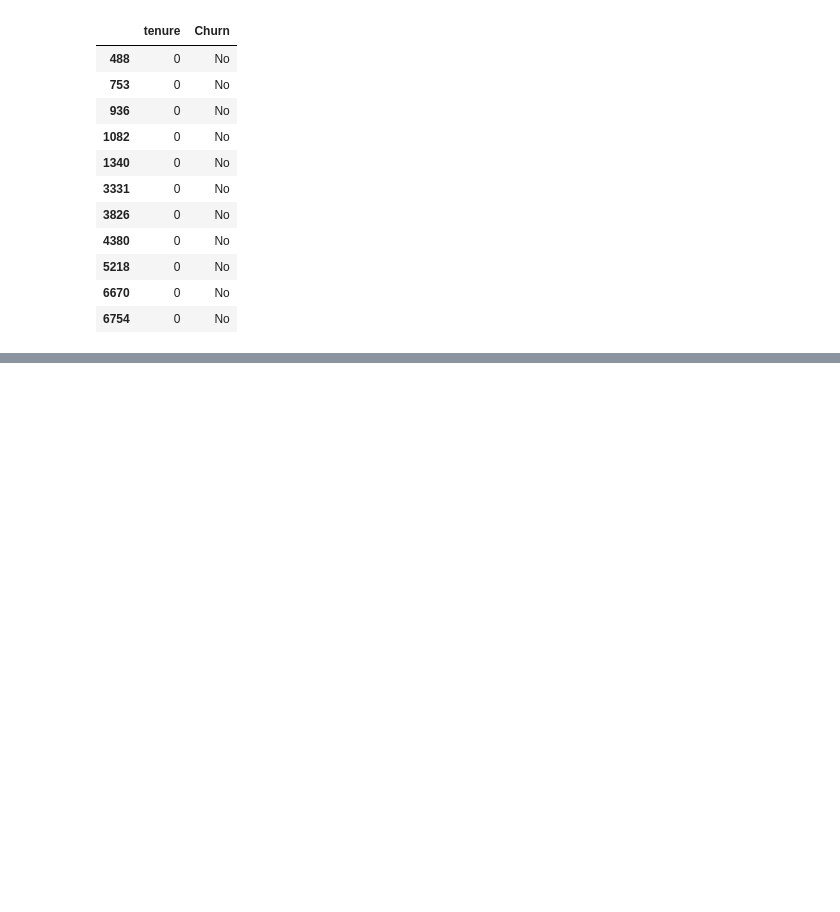
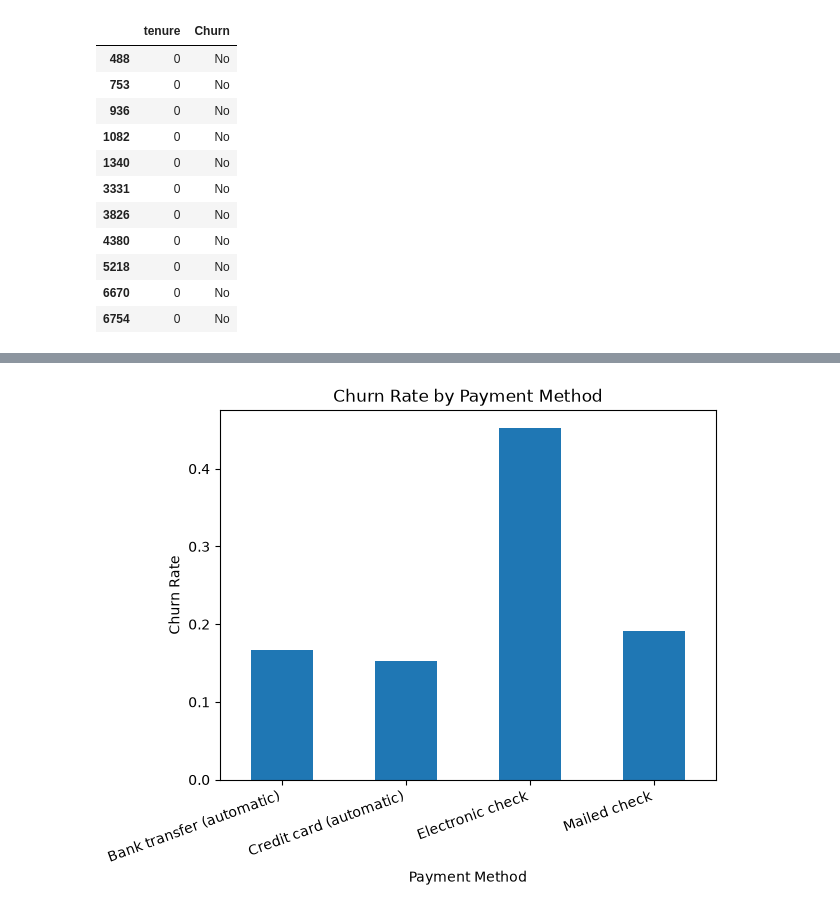
Before and after one commit to HuseynNaqvi/churn-prediction, a Jupyter notebook: notebooks/churn_analysis.ipynb, the cells around one changed output, grey strips where cells are left out. Saved outputs shown, nothing was run; the diff lists cells and outputs as text; code cells hidden in the pictures; blank space fills up the shorter version.

```diff
--- a/notebooks/churn_analysis.ipynb
+++ b/notebooks/churn_analysis.ipynb
@@ -65,0 +89,10 @@ Name: TotalCharges, Length: 7043, dtype: float64
+# %%
+data.groupby('PaymentMethod')['Churn_num'].mean().plot(kind='bar')
+plt.xlabel('Payment Method')
+plt.ylabel('Churn Rate')
+plt.title('Churn Rate by Payment Method')
+plt.xticks(rotation=20, ha='right')
+plt.savefig('../reports/figures/churn_by_payment_method.png', dpi=150, bbox_inches='tight')
+plt.show()
+# %% [output]
+[figure, added]
```
Also changed, not shown: parts of 10 cells of this notebook, 5 other files.
